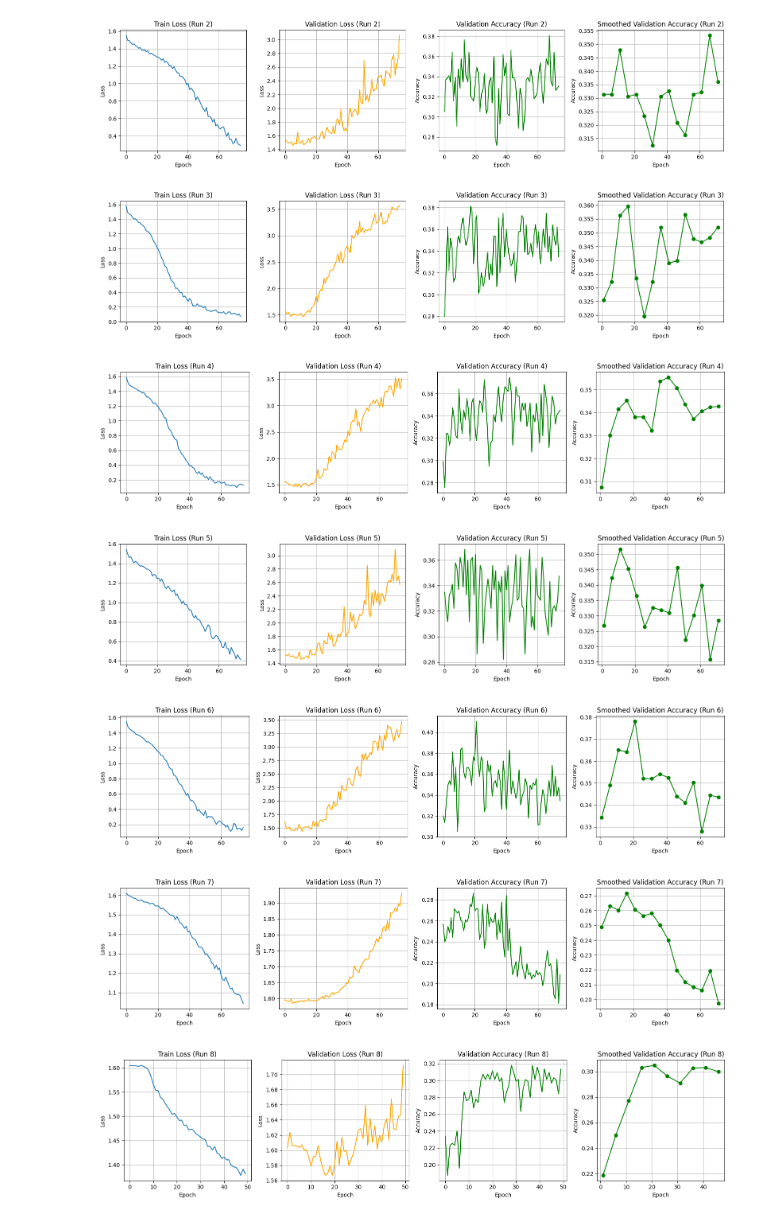
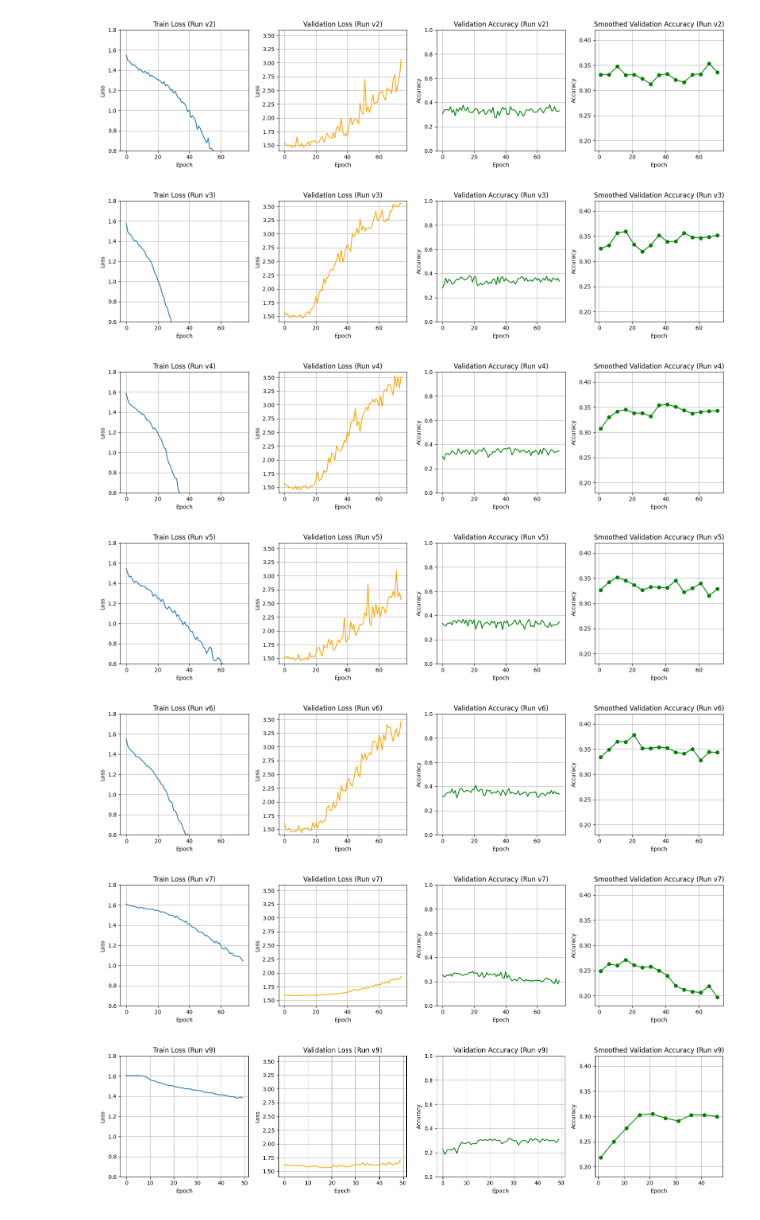
Before and after one commit to DavidExler/Masterarbeit, a Jupyter notebook: Classification/classificator_visualization.ipynb, the cells around one changed output. Drawn from its saved outputs; the diff is of its cells as text; code cells hidden in the pictures.

```diff
--- a/Classification/classificator_visualization.ipynb
+++ b/Classification/classificator_visualization.ipynb
@@ -51,7 +55,7 @@ for i, history_str in enumerate(histories):
     # Plot training loss
     plt.subplot(1, 3, 1)
     plt.plot(history['loss'], label='Train Loss')
-    plt.title(f'Train Loss (Run {i + 1})')
+    plt.title(f'Train Loss (Run v{version})')
     plt.xlabel('Epoch')
     plt.ylabel('Loss')
     plt.grid(True)
@@ -59,7 +63,7 @@ for i, history_str in enumerate(histories):
     # Plot validation loss
     plt.subplot(1, 3, 2)
     plt.plot(history['val_loss'], label='Val Loss', color='orange')
-    plt.title(f'Validation Loss (Run {i + 1})')
+    plt.title(f'Validation Loss (Run v{version})')
     plt.xlabel('Epoch')
     plt.ylabel('Loss')
     plt.grid(True)
@@ -67,7 +71,7 @@ for i, history_str in enumerate(histories):
     # Plot validation accuracy
     plt.subplot(1, 3, 3)
     plt.plot(history['val_acc'], label='Val Accuracy', color='green')
-    plt.title(f'Validation Accuracy (Run {i + 1})')
+    plt.title(f'Validation Accuracy (Run v{version})')
     plt.xlabel('Epoch')
     plt.ylabel('Accuracy')
     plt.grid(True)
@@ -86,12 +90,24 @@ def grouped_average(values, group_size):
 
 group_size = 5  # average over 5 epochs
 
-for i, history_str in enumerate(histories):
-    #if i < 8:
-    #    print(f"Skipping {i} for visualization.")
-    #    continue
-    history = json.loads(history_str)
+histories = []
+versions = []
 
+# Sort by version number
+jsons = sorted(
+    path.glob('*.json'),
+    key=lambda f: int(re.search(r'v(\d+)', f.name).group(1))
+)
+
+# Read data and record version numbers
+for json_file in jsons:
+    version = int(re.search(r'v(\d+)', json_file.name).group(1))
+    versions.append(version)
+    with open(json_file, 'r') as file:
+        histories.append(json.loads(file.read()))
+
+# Plot each history {'loss': {'min': 0.07272758660838008, 'max': 1.6213791866430236}, 'val_loss': {'min': 1.43709717123132, 'max': 3.5515135719901636}, 'val_acc': {'min': 0.18105263157894738, 'max': 0.4105263157894737}}
+for history, version in zip(histories, versions):
     val_acc = history['val_acc']
     val_acc_grouped = grouped_average(val_acc, group_size)
     val_acc_epochs = [i + 1 for i in range(0, len(val_acc), group_size)]
@@ -101,24 +117,24 @@ for i, history_str in enumerate(histories):
     # Loss
     plt.subplot(1, 4, 1)
     plt.plot(history['loss'], label='Train Loss')
-    plt.title(f'Train Loss (Run {i + 1})')
+    plt.title(f'Train Loss (Run v{version})')  # Use real version number
     plt.xlabel('Epoch')
     plt.ylabel('Loss')
     plt.grid(True)
-    plt.ylim(0, 1.0)
+    plt.ylim(0.6, 1.8)
 
     # Val loss
     plt.subplot(1, 4, 2)
     plt.plot(history['val_loss'], label='Val Loss', color='orange')
-    plt.title(f'Validation Loss (Run {i + 1})')
+    plt.title(f'Validation Loss (Run v{version})')
     plt.xlabel('Epoch')
     plt.ylabel('Loss')
     plt.grid(True)
-    plt.ylim(0, 1.0)
+    plt.ylim(1.4,3.6)
 
     plt.subplot(1, 4, 3)
     plt.plot(history['val_acc'], label='Val Accuracy', color='green')
-    plt.title(f'Validation Accuracy (Run {i + 1})')
+    plt.title(f'Validation Accuracy (Run v{version})')
     plt.xlabel('Epoch')
     plt.ylabel('Accuracy')
     plt.grid(True)
@@ -127,11 +143,11 @@ for i, history_str in enumerate(histories):
     # Smoothed val accuracy
     plt.subplot(1, 4, 4)
     plt.plot(val_acc_epochs, val_acc_grouped, label='Val Acc (Avg/5)', color='green', marker='o')
-    plt.title(f'Smoothed Validation Accuracy (Run {i + 1})')
+    plt.title(f'Smoothed Validation Accuracy (Run v{version})')
     plt.xlabel('Epoch')
     plt.ylabel('Accuracy')
     plt.grid(True)
-    plt.ylim(0, 1.0)
+    plt.ylim(0.18, 0.42)
 
     plt.tight_layout()
     plt.show()
@@ -140,7 +156,7 @@ for i, history_str in enumerate(histories):
-[figure, old version]
+[figure, new version]
-[figure, old version]
+[figure, new version]
-[figure, old version]
+[figure, new version]
-[figure, old version]
+[figure, new version]
-[figure, old version]
+[figure, new version]
-[figure, old version]
+[figure, new version]
-[figure, old version]
+[figure, new version]
```
Also changed, not shown: parts of 4 cells of this notebook, 1 other file.
